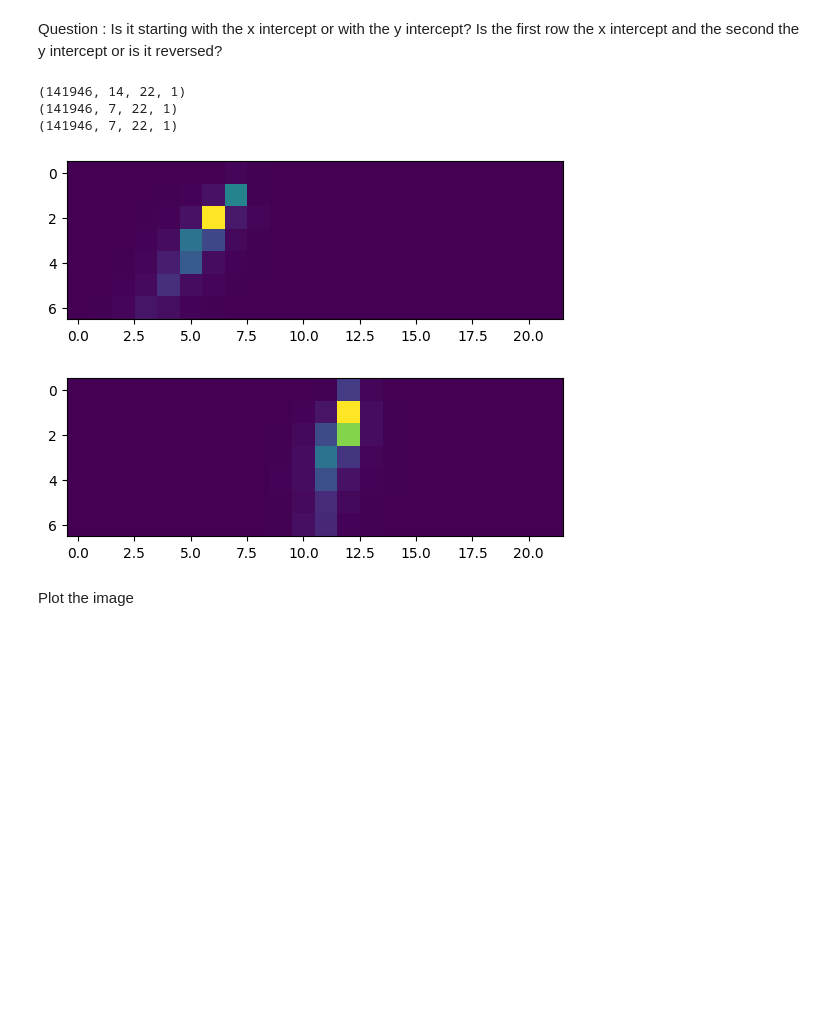
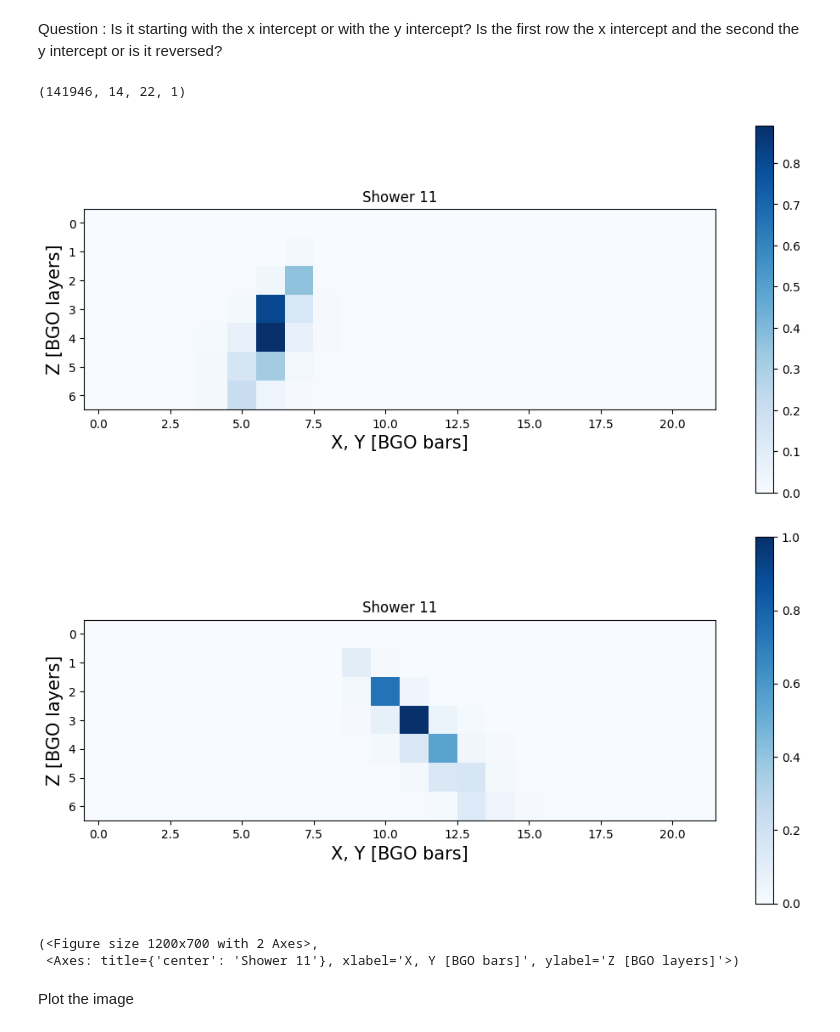
Before and after one commit to adam-eva/dampe-calorimeter, a Jupyter notebook: DataLoading.ipynb, the cells around one changed output. Cells and saved outputs as stored; diff of their text form; code cells hidden in the pictures; blank space fills up the shorter version.

```diff
--- a/DataLoading.ipynb
+++ b/DataLoading.ipynb
@@ -100,20 +100,14 @@ Question : Is it starting with the x intercept or with the y intercept? Is the f
 # %%
 print(calorimeter_images.shape)
 X, Y = split_xy_intercept(calorimeter_images)
-print(X.shape)
-print(Y.shape)
+plot_image(X[11], loglevel = True, image_name = 'Shower {}'.format(11))
+plot_image(Y[11], image_name = 'Shower {}'.format(11))
 # %% [output]
 (141946, 14, 22, 1)
-(141946, 7, 22, 1)
-(141946, 7, 22, 1)
+[figure, added]
+[figure, added]
+(<Figure size 1200x700 with 2 Axes>,
+ <Axes: title={'center': 'Shower 11'}, xlabel='X, Y [BGO bars]', ylabel='Z [BGO layers]'>)
-# %%
-plt.imshow(X[0])
-plt.show()
-plt.imshow(Y[0])
-plt.show()
-# %% [output]
-[figure, removed]
-[figure, removed]
 # %% [markdown]
 Plot the image
 # %%
```
Also changed, not shown: parts of 11 cells of this notebook, 7 other files.
